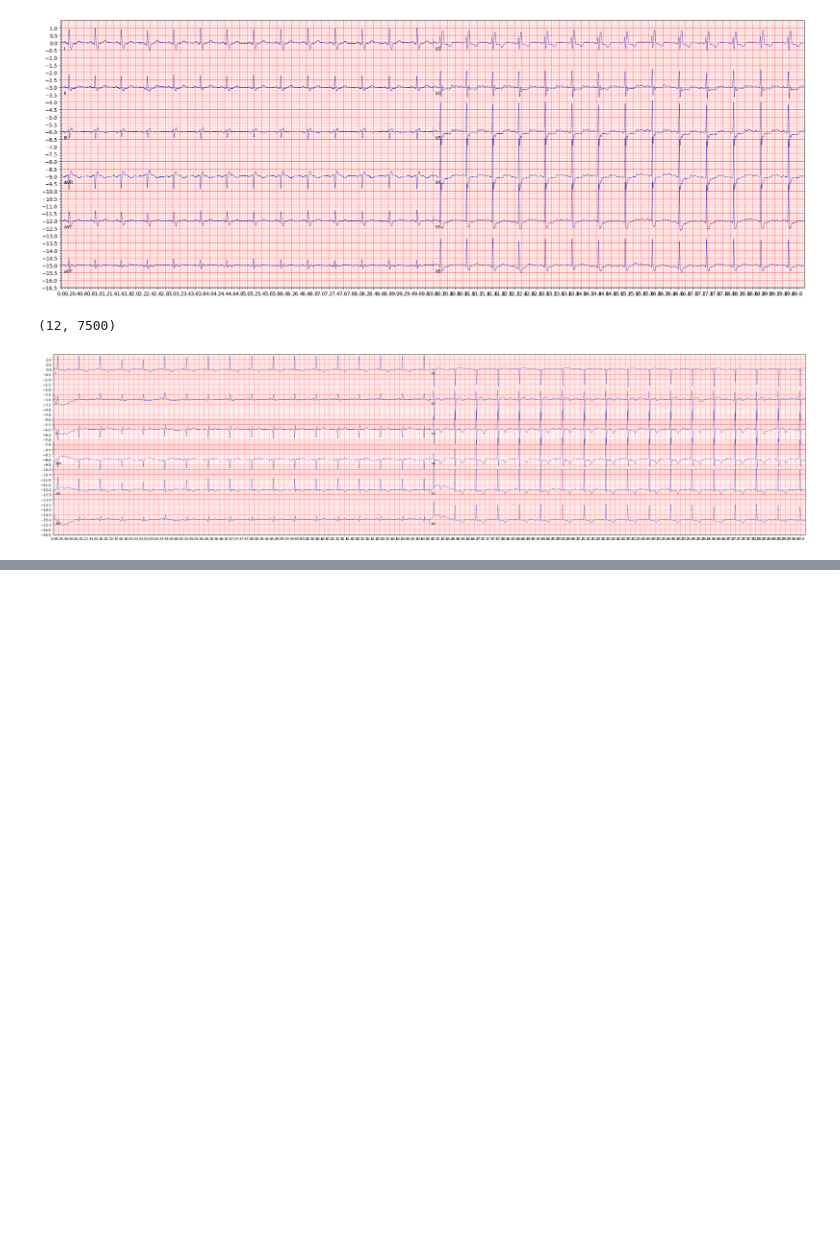
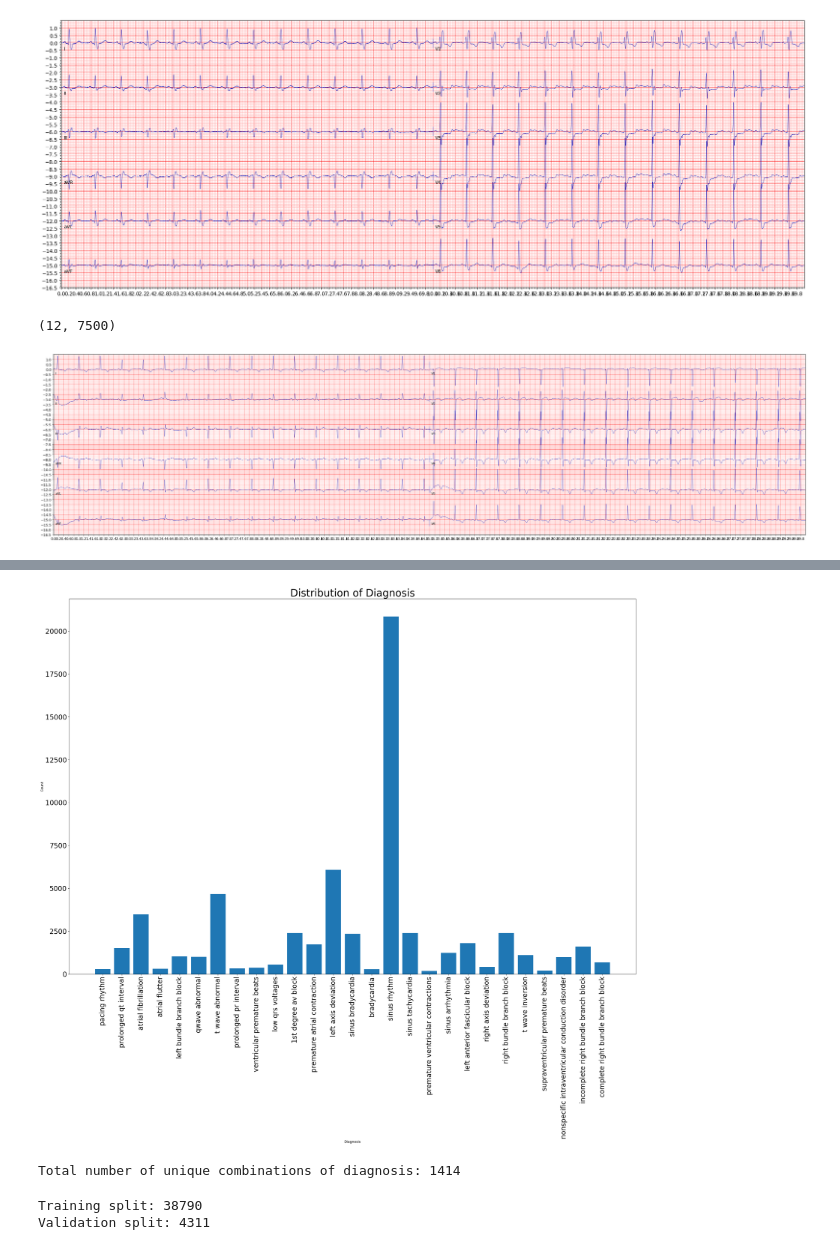
Before and after one commit to nareshwar/cvd-early-detection-ecg-uhull, a Jupyter notebook: notebooks/01_lstm_baseline.ipynb, the cells around one changed output, grey strips where cells are left out. Drawn from its saved outputs; the diff is of its cells as text; code cells hidden in the pictures; blank space fills up the shorter version.

```diff
--- a/notebooks/01_lstm_baseline.ipynb
+++ b/notebooks/01_lstm_baseline.ipynb
@@ -93,3 +87,5 @@ SNOMED_scored = pd.read_csv("data/physionet-snomed-mappings/SNOMED_mappings_scor
 SNOMED_unscored = pd.read_csv("data/physionet-snomed-mappings/SNOMED_mappings_unscored.csv", sep=";")
 
 df_labels = pc.make_undefined_class(labels,SNOMED_unscored)
+# %%
+y, snomed_classes = pc.onehot_encode(df_labels)
@@ -95,0 +109,14 @@ df_labels = pc.make_undefined_class(labels,SNOMED_unscored)
+# %%
+pc.plot_classes(snomed_classes, SNOMED_scored,y)
+# %% [output]
+[figure, added]
+# %%
+y_all_comb = pc.get_labels_for_all_combinations(y)
+print("Total number of unique combinations of diagnosis: {}".format(len(np.unique(y_all_comb))))
+# %% [output]
+Total number of unique combinations of diagnosis: 1414
+# %%
+folds = pc.split_data(labels, y_all_comb)
+# %% [output]
+Training split: 38790
+Validation split: 4311
```
Also changed, not shown: parts of 40 cells of this notebook, 3 other files.
